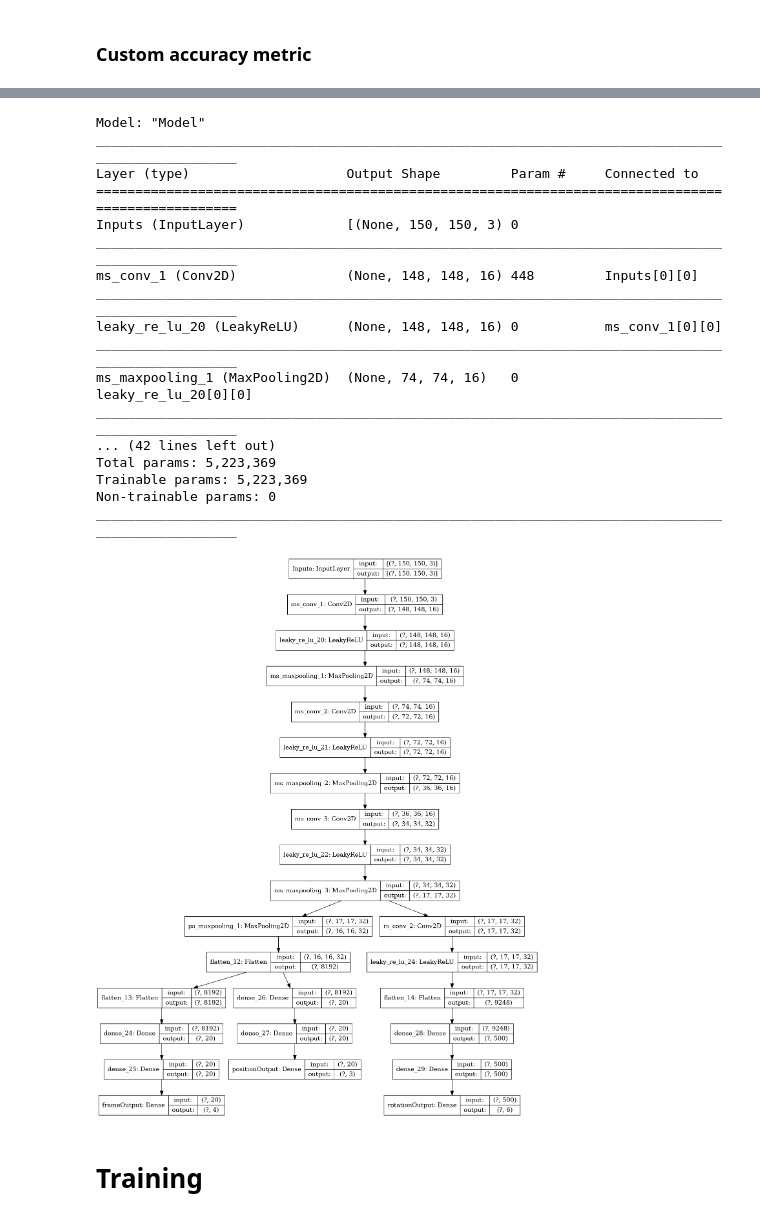
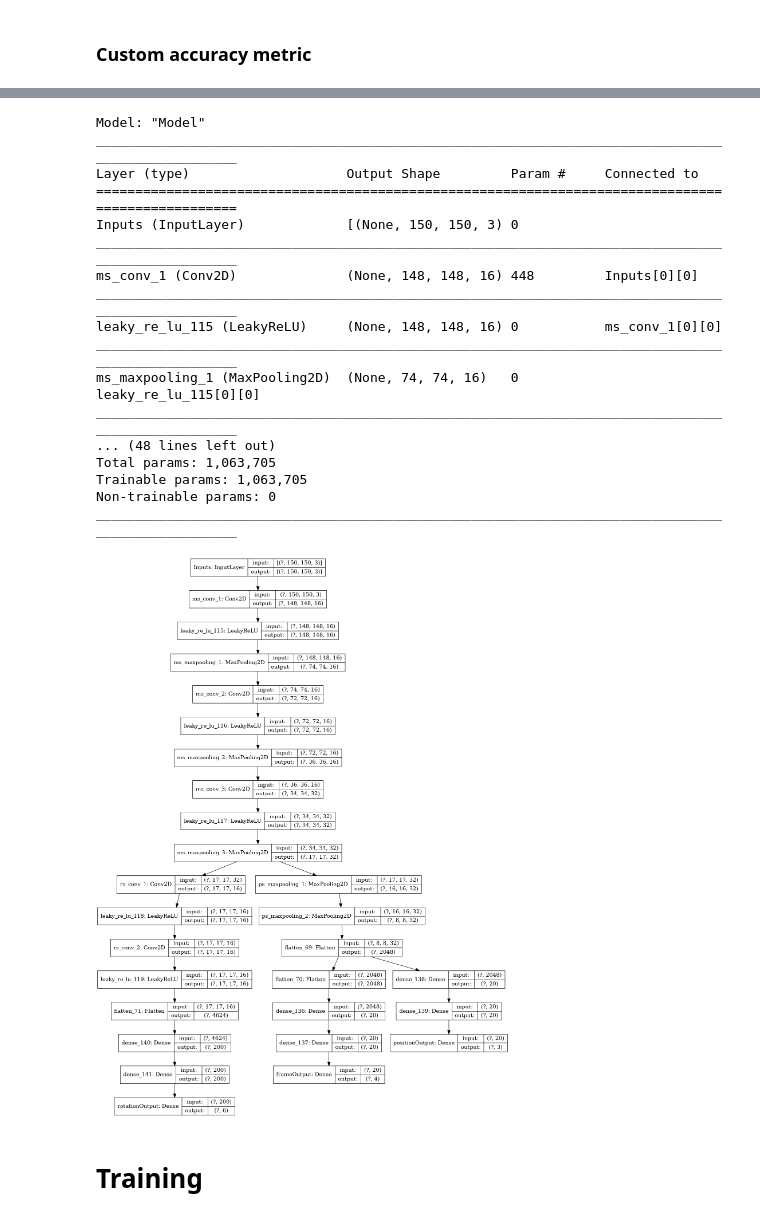
Before and after one commit to mateuszbugaj/Position_and_rotation_CNN, a Jupyter notebook: position_rotation_rgb.ipynb, the cells around one changed output, grey strips where cells are left out. Cells and saved outputs as stored; diff of their text form; code cells hidden in the pictures.

```diff
--- a/position_rotation_rgb.ipynb
+++ b/position_rotation_rgb.ipynb
@@ -227,9 +229,9 @@ positionStream = MaxPooling2D(name="ps_maxpooling_1",
                           pool_size = (2, 2),
                           strides = 1)(mainStream)
 
-# positionStream = MaxPooling2D(name="ps_maxpooling_2",
-#                           pool_size = (2, 2),
-#                           strides = 2)(positionStream)
+positionStream = MaxPooling2D(name="ps_maxpooling_2",
+                          pool_size = (2, 2),
+                          strides = 2)(positionStream)
 
 positionStream = Flatten()(positionStream)
 
@@ -245,7 +247,7 @@ positionStream = Dense(3, name = "positionOutput")(positionStream)
 
 # Rotation Stream
 roationStream = Conv2D(name = "rs_conv_1",
-                   filters = 32,
+                   filters = 16,
                    kernel_size = 3,
                    strides = 1,
                    padding = "same",
@@ -254,53 +256,55 @@ roationStream = Conv2D(name = "rs_conv_1",
 roationStream = LeakyReLU()(roationStream)
 
 roationStream = Conv2D(name = "rs_conv_2",
-                   filters = 32,
+                   filters = 16,
                    kernel_size = 3,
                    strides = 1,
                    padding = "same",
-                   kernel_initializer=tf.keras.initializers.GlorotUniform())(mainStream)
+                   kernel_initializer=tf.keras.initializers.GlorotUniform())(roationStream)
 
 roationStream = LeakyReLU()(roationStream)
 
 roationStream = Flatten()(roationStream)
-roationStream = Dense(500, activation = "relu")(roationStream)
-roationStream = Dense(500, activation = "relu")(roationStream)
+roationStream = Dense(200, activation = "relu")(roationStream)
+roationStream = Dense(200, activation = "relu")(roationStream)
 roationStream = Dense(6, name = "rotationOutput")(roationStream)
 
 
 model = keras.Model(inputs, [positionStream, roationStream, frameStream], name = "Model")
 
 model_optimizer = tf.keras.optimizers.Adam(
     learning_rate=0.001,
     beta_1=0.9,
     amsgrad=False)
 
 model_loss = tf.keras.losses.MeanSquaredError()
 
+rotation_loss = tf.keras.losses.MeanSquaredError()
+
 model.compile(optimizer = model_optimizer,
-             loss = [model_loss, model_loss, model_loss])
+             loss = {"frameOutput": model_loss,"positionOutput": model_loss,"rotationOutput": model_loss})
 
 model.summary()
 keras.utils.plot_model(model, "model.png", show_shapes=True)
 # %% [output]
 Model: "Model"
 __________________________________________________________________________________________________
 Layer (type)                    Output Shape         Param #     Connected to
 ==================================================================================================
 Inputs (InputLayer)             [(None, 150, 150, 3) 0
 __________________________________________________________________________________________________
 ms_conv_1 (Conv2D)              (None, 148, 148, 16) 448         Inputs[0][0]
 __________________________________________________________________________________________________
-leaky_re_lu_20 (LeakyReLU)      (None, 148, 148, 16) 0           ms_conv_1[0][0]
+leaky_re_lu_115 (LeakyReLU)     (None, 148, 148, 16) 0           ms_conv_1[0][0]
 __________________________________________________________________________________________________
-ms_maxpooling_1 (MaxPooling2D)  (None, 74, 74, 16)   0           leaky_re_lu_20[0][0]
+ms_maxpooling_1 (MaxPooling2D)  (None, 74, 74, 16)   0           leaky_re_lu_115[0][0]
 __________________________________________________________________________________________________
-... (42 lines left out)
-Total params: 5,223,369
-Trainable params: 5,223,369
+... (48 lines left out)
+Total params: 1,063,705
+Trainable params: 1,063,705
 Non-trainable params: 0
 __________________________________________________________________________________________________
-[figure, old version]
+[figure, new version]
 # %% [markdown]
 # Training
 # %%
```
Also changed, not shown: parts of 9 cells of this notebook, 1 other file.
